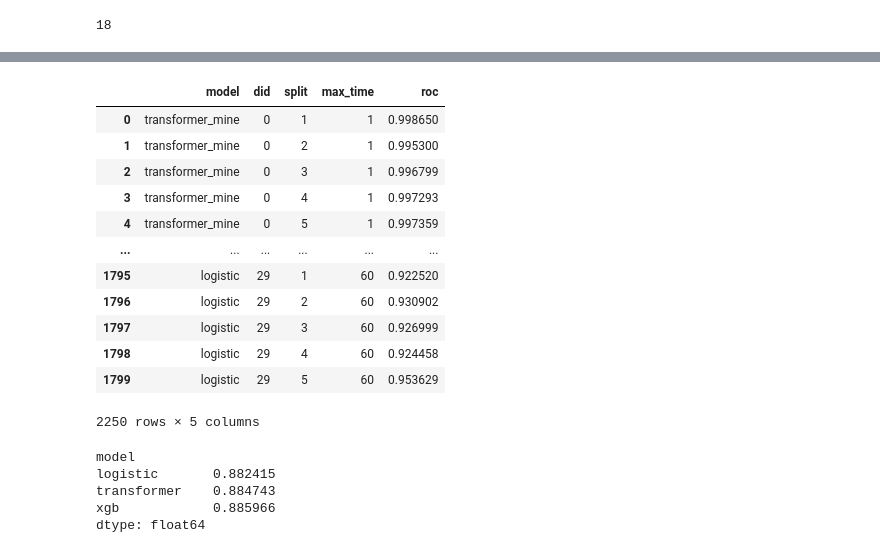
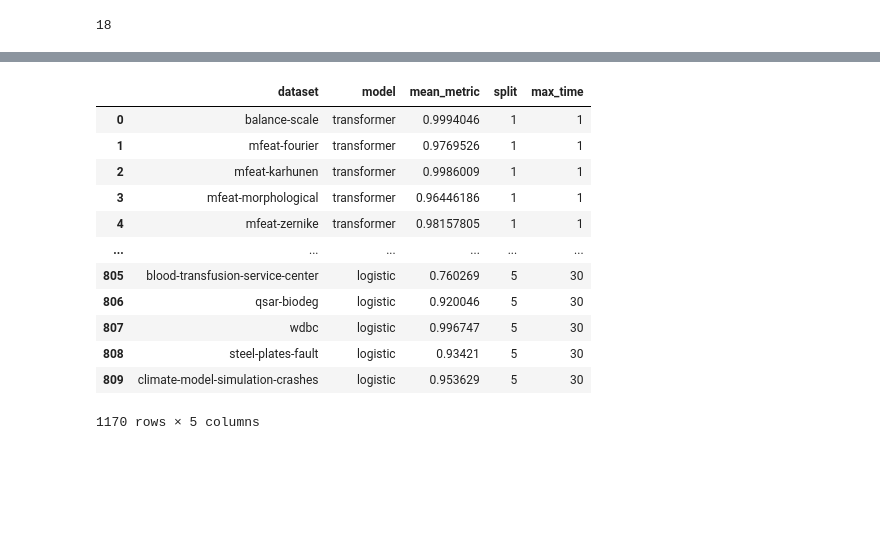
Before and after one commit to microsoft/ticl, a Jupyter notebook: tabpfn/RunFullDatasetAnalyses-mine-paper-clean.ipynb, the cells around one changed output, grey strips where cells are left out. Cells and saved outputs as stored; diff of their text form; code cells hidden in the pictures; blank space fills up the shorter version.

```diff
--- a/tabpfn/RunFullDatasetAnalyses-mine-paper-clean.ipynb
+++ b/tabpfn/RunFullDatasetAnalyses-mine-paper-clean.ipynb
@@ -35,8 +35,7 @@ max_features = 100
 bptt = 2000
 base_path = os.path.join('.')
 overwrite = False
-max_times = [0.5, 1, 15, 30, 60, 60*5, 60*15, 60*60]
-#max_times = [1, 15, 30, 60]
+#max_times = [0.5, 1, 15, 30, 60, 60*5, 60*15, 60*60]
+max_times = [1, 15, 30, 60, 60 * 5, 60 * 15]
 metric_used = tabular_metrics.auc_metric
-methods = ['transformer', 'logistic', 'catboost', 'xgb','autogluon']
 task_type = 'multiclass'
@@ -91,7 +84,7 @@ clf_dict
  'logistic': <function scripts.tabular_baselines.logistic_metric(x, y, test_x, test_y, cat_features, metric_used, max_time=300, no_tune=None)>}
 # %%
 # transformers don't have max times
-max_times = [1, 15, 30, 60]
+# max_times = [1]
 # %%
 cc_test_datasets_multiclass_df['isNumeric'] = (cc_test_datasets_multiclass_df.NumberOfSymbolicFeatures == 1) & (cc_test_datasets_multiclass_df.NumberOfInstancesWithMissingValues == 0)
 name_indexed_dataset = cc_test_datasets_multiclass_df.set_index("name")
@@ -103,10 +99,10 @@ len(numeric_test_datasets)
 # %%
 from tabpfn.scripts.tabular_evaluation import eval_on_datasets
+device = "cpu"
 results = [
-    eval_on_datasets('multiclass', model, model_name, numeric_test_datasets, eval_positions=eval_positions, max_time=max_time, metric_used=metric_used, split_number=split_number,
+    eval_on_datasets('multiclass', model, model_name, numeric_test_datasets, eval_positions=eval_positions, max_times=max_times,
+                     metric_used=metric_used, split_numbers=[1, 2, 3, 4, 5],
                      bptt=bptt, base_path=base_path, device=device)
     for model_name, model in clf_dict.items()
-    for max_time in max_times
-    for split_number in [1, 2, 3, 4, 5]
 ]
 # %% [output]
@@ -162,19 +147,19 @@ results_df.to_csv("results_test_set_baseline_new.csv")
 # %%
-results_baseline = pd.read_csv("results_test_set_paper.csv", index_col=0)
+results_baseline = pd.read_csv("results_test_set_baseline_new_2.csv", index_col=0)
 # %%
-results_combined = pd.concat([results_test_set_df, results_baseline])
+results_combined = pd.concat([results_df, results_baseline])
 results_combined
 # %% [output]
-|  | model | did | split | max_time | roc |
-| 0 | transformer_mine | 0 | 1 | 1 | 0.998650 |
-| 1 | transformer_mine | 0 | 2 | 1 | 0.995300 |
-| 2 | transformer_mine | 0 | 3 | 1 | 0.996799 |
-| 3 | transformer_mine | 0 | 4 | 1 | 0.997293 |
-| 4 | transformer_mine | 0 | 5 | 1 | 0.997359 |
+|  | dataset | model | mean_metric | split | max_time |
+| 0 | balance-scale | transformer | 0.9994046 | 1 | 1 |
+| 1 | mfeat-fourier | transformer | 0.9769526 | 1 | 1 |
+| 2 | mfeat-karhunen | transformer | 0.9986009 | 1 | 1 |
+| 3 | mfeat-morphological | transformer | 0.96446186 | 1 | 1 |
+| 4 | mfeat-zernike | transformer | 0.98157805 | 1 | 1 |
 | ... | ... | ... | ... | ... | ... |
-| 1795 | logistic | 29 | 1 | 60 | 0.922520 |
-| 1796 | logistic | 29 | 2 | 60 | 0.930902 |
-| 1797 | logistic | 29 | 3 | 60 | 0.926999 |
-| 1798 | logistic | 29 | 4 | 60 | 0.924458 |
-| 1799 | logistic | 29 | 5 | 60 | 0.953629 |
+| 805 | blood-transfusion-service-center | logistic | 0.760269 | 5 | 30 |
+| 806 | qsar-biodeg | logistic | 0.920046 | 5 | 30 |
+| 807 | wdbc | logistic | 0.996747 | 5 | 30 |
+| 808 | steel-plates-fault | logistic | 0.93421 | 5 | 30 |
+| 809 | climate-model-simulation-crashes | logistic | 0.953629 | 5 | 30 |
-2250 rows × 5 columns
+1170 rows × 5 columns
@@ -183,8 +165,0 @@ bla_pivot = bla.pivot(columns="model", index="did", values="roc")
-# %%
-bla.pivot(columns="model", index="did", values="roc").mean()
-# %% [output]
-model
-logistic       0.882415
-transformer    0.884743
-xgb            0.885966
-dtype: float64
```
Also changed, not shown: parts of 14 cells of this notebook.
